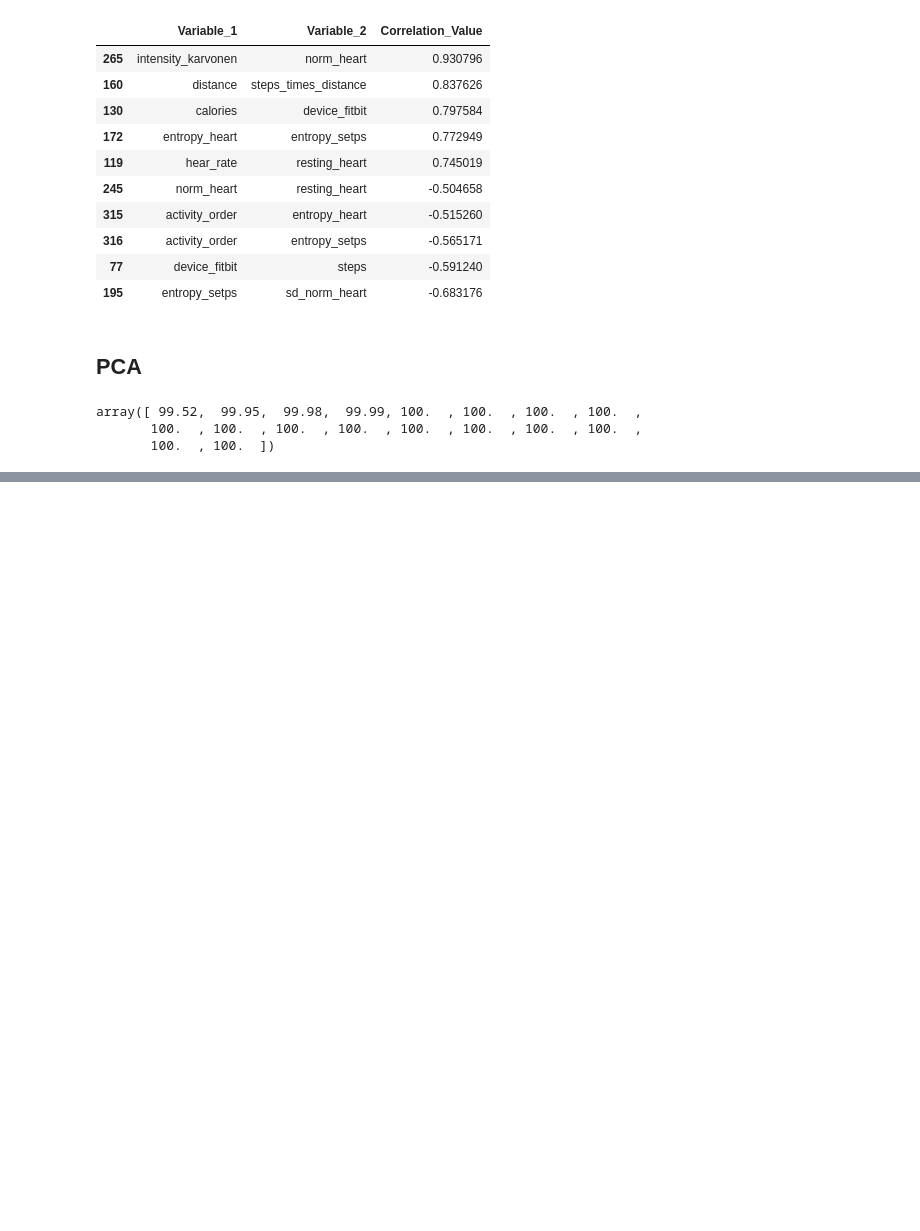
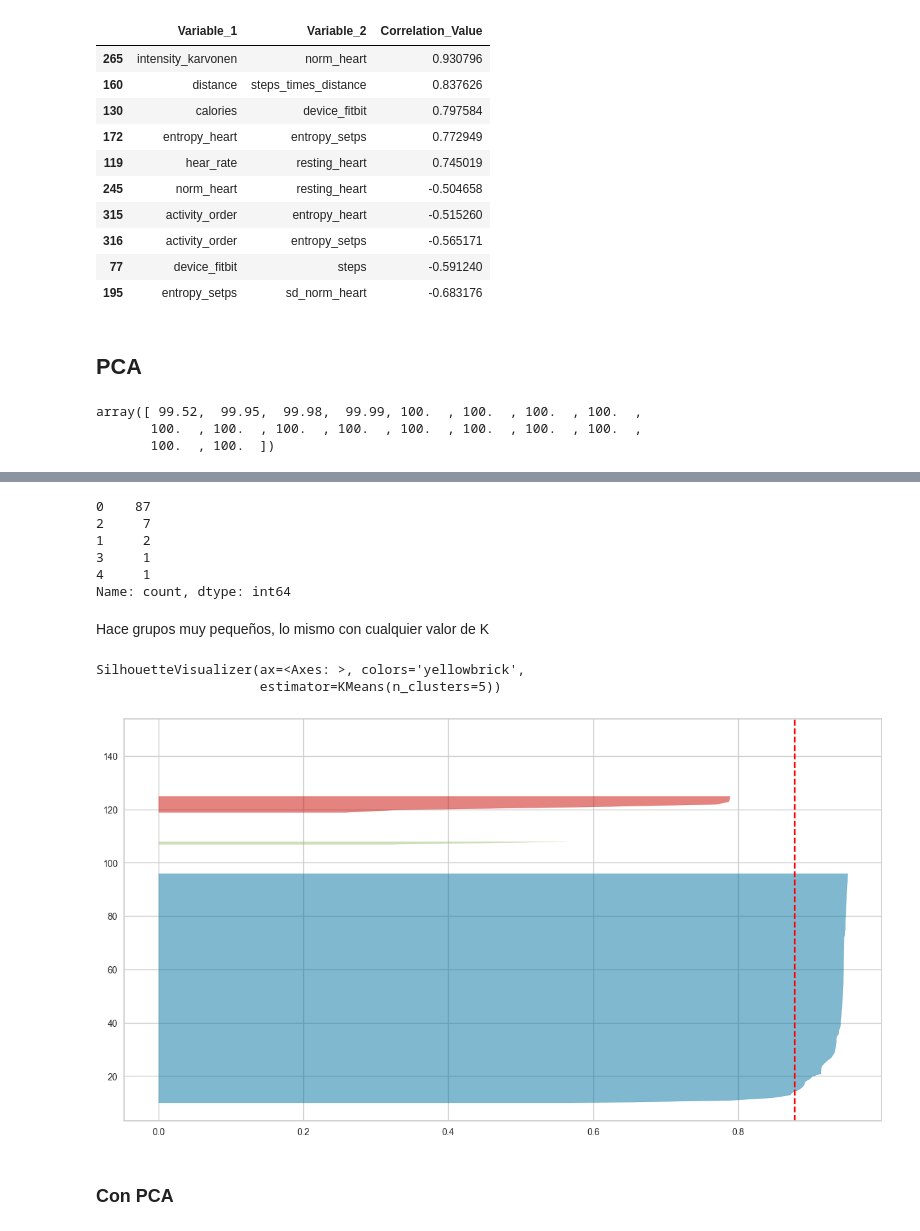
Before and after one commit to alejo-cuello/bootcamp-ds-mlops, a Jupyter notebook: 06-clustering/experimentos/experiment-group-by-person.ipynb, the cells around one changed output, grey strips where cells are left out. Drawn from its saved outputs; the diff is of its cells as text; code cells hidden in the pictures; blank space fills up the shorter version.

```diff
--- a/06-clustering/experimentos/experiment-group-by-person.ipynb
+++ b/06-clustering/experimentos/experiment-group-by-person.ipynb
@@ -257,0 +282,24 @@ array([ 99.52,  99.95,  99.98,  99.99, 100.  , 100.  , 100.  , 100.  ,
+# %%
+selected_k_means = KMeans(5)
+predictions = selected_k_means.fit_predict(data_by_person)
+predictions = pd.Series(predictions)
+predictions.value_counts()
+# %% [output]
+0    87
+2     7
+1     2
+3     1
+4     1
+Name: count, dtype: int64
+# %% [markdown]
+Hace grupos muy pequeños, lo mismo con cualquier valor de K
+# %%
+plt.figure(figsize=(15,8))
+visualizer = SilhouetteVisualizer(selected_k_means, colors='yellowbrick')
+visualizer.fit(data_by_person)
+# %% [output]
+SilhouetteVisualizer(ax=<Axes: >, colors='yellowbrick',
+                     estimator=KMeans(n_clusters=5))
+[figure, added]
+# %% [markdown]
+### Con PCA
```
Also changed, not shown: parts of 15 cells of this notebook.
